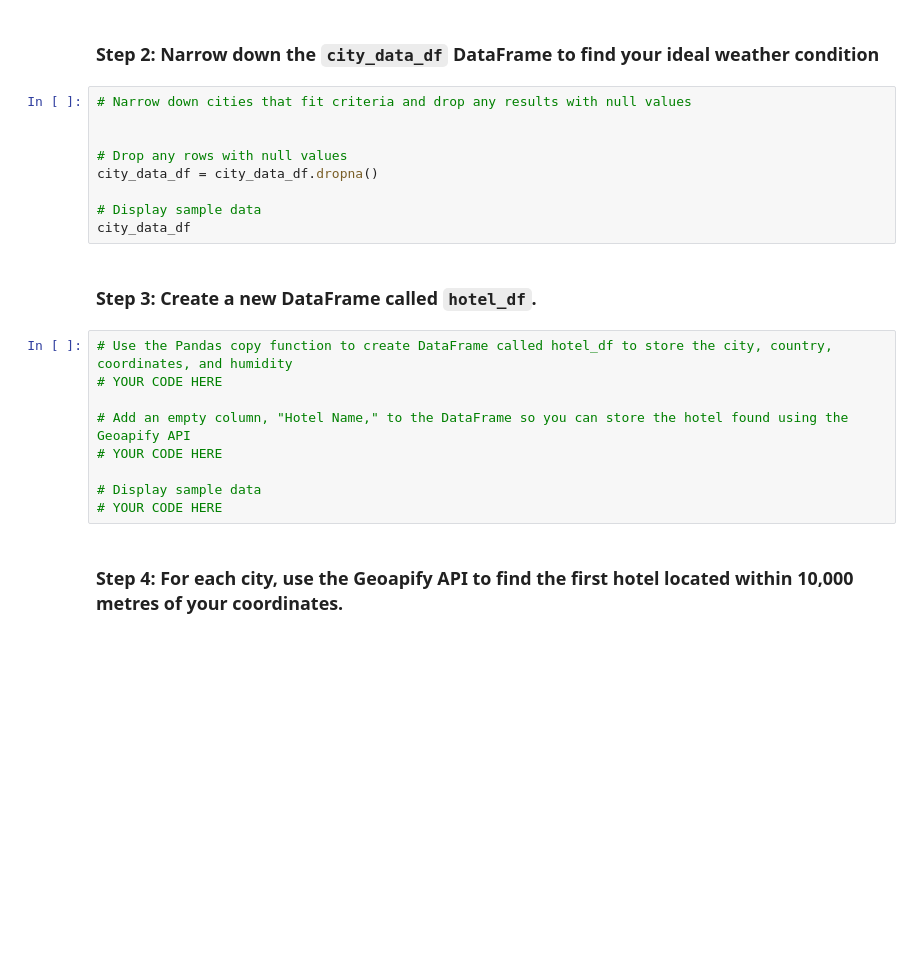
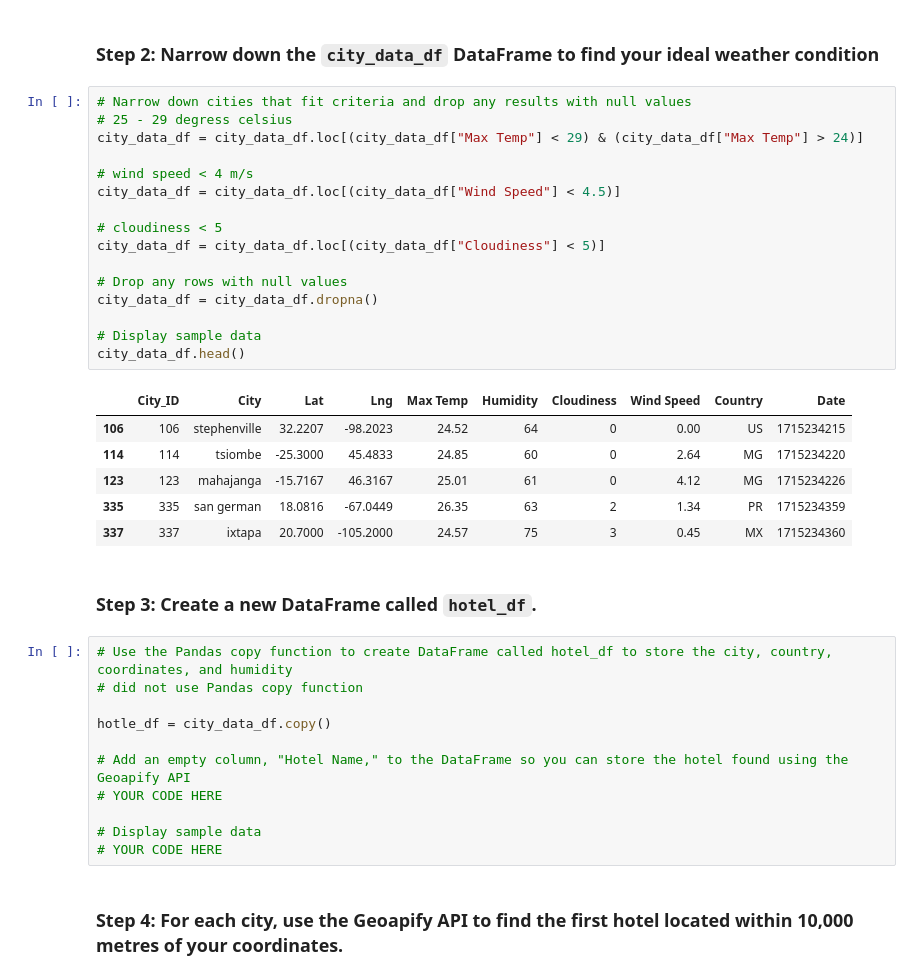
Before and after one commit to jkspiva/python-api-challenge, a Jupyter notebook: VacationPy.ipynb, the cells around one changed output. Drawn from its saved outputs; the diff is of its cells as text; blank space fills up the shorter version.

```diff
--- a/VacationPy.ipynb
+++ b/VacationPy.ipynb
@@ -58,18 +54,34 @@ map_plot_1
 ### Step 2: Narrow down the `city_data_df` DataFrame to find your ideal weather condition
 # %%
 # Narrow down cities that fit criteria and drop any results with null values
+# 25 - 29 degress celsius
+city_data_df = city_data_df.loc[(city_data_df["Max Temp"] < 29) & (city_data_df["Max Temp"] > 24)]
 
+# wind speed < 4 m/s
+city_data_df = city_data_df.loc[(city_data_df["Wind Speed"] < 4.5)]
+
+# cloudiness < 5
+city_data_df = city_data_df.loc[(city_data_df["Cloudiness"] < 5)]
 
 # Drop any rows with null values
 city_data_df = city_data_df.dropna()
 
 # Display sample data
-city_data_df
+city_data_df.head()
+# %% [output]
+|  | City_ID | City | Lat | Lng | Max Temp | Humidity | Cloudiness | Wind Speed | Country | Date |
+| 106 | 106 | stephenville | 32.2207 | -98.2023 | 24.52 | 64 | 0 | 0.00 | US | 1715234215 |
+| 114 | 114 | tsiombe | -25.3000 | 45.4833 | 24.85 | 60 | 0 | 2.64 | MG | 1715234220 |
+| 123 | 123 | mahajanga | -15.7167 | 46.3167 | 25.01 | 61 | 0 | 4.12 | MG | 1715234226 |
+| 335 | 335 | san german | 18.0816 | -67.0449 | 26.35 | 63 | 2 | 1.34 | PR | 1715234359 |
+| 337 | 337 | ixtapa | 20.7000 | -105.2000 | 24.57 | 75 | 3 | 0.45 | MX | 1715234360 |
 # %% [markdown]
 ### Step 3: Create a new DataFrame called `hotel_df`.
 # %%
 # Use the Pandas copy function to create DataFrame called hotel_df to store the city, country, coordinates, and humidity
-# YOUR CODE HERE
+# did not use Pandas copy function
+
+hotle_df = city_data_df.copy()
 
 # Add an empty column, "Hotel Name," to the DataFrame so you can store the hotel found using the Geoapify API
 # YOUR CODE HERE
```
Also changed, not shown: parts of 1 cell of this notebook.
